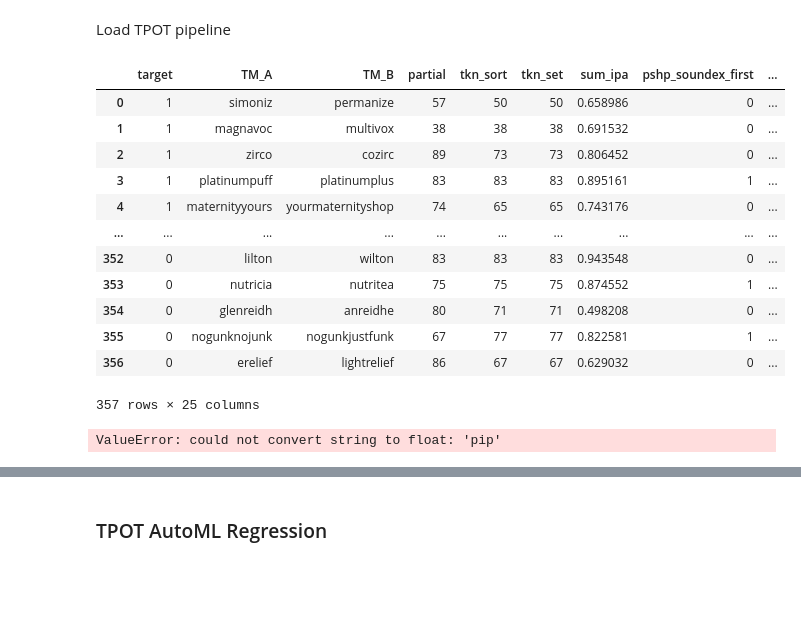
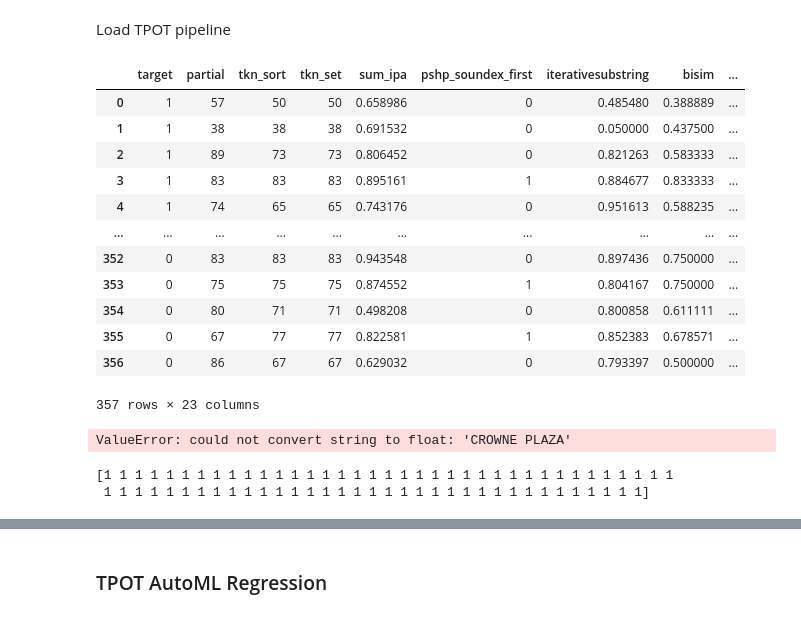
Before and after one commit to nguyens7/InfringeMark, a Jupyter notebook: 02_Modeling.ipynb, the cells around one changed output, grey strips where cells are left out. Saved outputs shown, nothing was run; the diff lists cells and outputs as text; code cells hidden in the pictures; blank space fills up the shorter version.

Commit message:
MVP TPOT model

```diff
--- a/02_Modeling.ipynb
+++ b/02_Modeling.ipynb
@@ -160,22 +160,22 @@ Export TPOT pipeline
 # %% [markdown]
 Load TPOT pipeline
 # %%
-df_TPOT = df.drop(columns = ['a','b'])
+df_TPOT = df.drop(columns = ['a','b','TM_A','TM_B'])
 df_TPOT
 # %% [output]
-|  | target | TM_A | TM_B | partial | tkn_sort | tkn_set | sum_ipa | pshp_soundex_first | ... |
-| 0 | 1 | simoniz | permanize | 57 | 50 | 50 | 0.658986 | 0 | ... |
-| 1 | 1 | magnavoc | multivox | 38 | 38 | 38 | 0.691532 | 0 | ... |
-| 2 | 1 | zirco | cozirc | 89 | 73 | 73 | 0.806452 | 0 | ... |
-| 3 | 1 | platinumpuff | platinumplus | 83 | 83 | 83 | 0.895161 | 1 | ... |
-| 4 | 1 | maternityyours | yourmaternityshop | 74 | 65 | 65 | 0.743176 | 0 | ... |
+|  | target | partial | tkn_sort | tkn_set | sum_ipa | pshp_soundex_first | iterativesubstring | bisim | ... |
+| 0 | 1 | 57 | 50 | 50 | 0.658986 | 0 | 0.485480 | 0.388889 | ... |
+| 1 | 1 | 38 | 38 | 38 | 0.691532 | 0 | 0.050000 | 0.437500 | ... |
+| 2 | 1 | 89 | 73 | 73 | 0.806452 | 0 | 0.821263 | 0.583333 | ... |
+| 3 | 1 | 83 | 83 | 83 | 0.895161 | 1 | 0.884677 | 0.833333 | ... |
+| 4 | 1 | 74 | 65 | 65 | 0.743176 | 0 | 0.951613 | 0.588235 | ... |
 | ... | ... | ... | ... | ... | ... | ... | ... | ... | ... |
-| 352 | 0 | lilton | wilton | 83 | 83 | 83 | 0.943548 | 0 | ... |
-| 353 | 0 | nutricia | nutritea | 75 | 75 | 75 | 0.874552 | 1 | ... |
-| 354 | 0 | glenreidh | anreidhe | 80 | 71 | 71 | 0.498208 | 0 | ... |
-| 355 | 0 | nogunknojunk | nogunkjustfunk | 67 | 77 | 77 | 0.822581 | 1 | ... |
-| 356 | 0 | erelief | lightrelief | 86 | 67 | 67 | 0.629032 | 0 | ... |
+| 352 | 0 | 83 | 83 | 83 | 0.943548 | 0 | 0.897436 | 0.750000 | ... |
+| 353 | 0 | 75 | 75 | 75 | 0.874552 | 1 | 0.804167 | 0.750000 | ... |
+| 354 | 0 | 80 | 71 | 71 | 0.498208 | 0 | 0.800858 | 0.611111 | ... |
+| 355 | 0 | 67 | 77 | 77 | 0.822581 | 1 | 0.852383 | 0.678571 | ... |
+| 356 | 0 | 86 | 67 | 67 | 0.629032 | 0 | 0.793397 | 0.500000 | ... |
-357 rows × 25 columns
+357 rows × 23 columns
 # %%
 import numpy as np
 import pandas as pd
@@ -187,7 +187,7 @@ from sklearn.preprocessing import FunctionTransformer
 from copy import copy
 # %%
 # NOTE: Make sure that the outcome column is labeled 'target' in the data file
-tpot_data = df_TPOT
+tpot_data = df
 features = tpot_data.drop('target', axis=1)
 training_features, testing_features, training_target, testing_target = \
             train_test_split(features, tpot_data['target'], random_state=None)
@@ -198,10 +198,12 @@ exported_pipeline = make_pipeline(
         FunctionTransformer(copy),
         FunctionTransformer(copy)
     ),
-    GradientBoostingClassifier(learning_rate=0.01, max_depth=3, max_features=0.5, min_samples_leaf=10, min_samples_split=3, n_estimators=100, subsample=0.9500000000000001)
+    GradientBoostingClassifier(learning_rate=0.01, max_depth=3, max_features=0.5,
+                               min_samples_leaf=10, min_samples_split=3,
+                               n_estimators=100, subsample=0.9500000000000001)
 )
 
 exported_pipeline.fit(training_features, training_target)
 results = exported_pipeline.predict(testing_features)
 # %% [output]
-ValueError: could not convert string to float: 'pip'
+ValueError: could not convert string to float: 'CROWNE PLAZA'
@@ -209,0 +210,18 @@ def base_model_1(X_train, X_test, y_train, y_test, export = False) :
+# %%
+# NOTE: Make sure that the outcome column is labeled 'target' in the data file
+# X_train, X_test, y_train, y_test = train_test_split(X, y, test_size=0.20, random_state=42)
+# Average CV score on the training set was: 0.8945711361541637
+exported_pipeline = make_pipeline(
+
+
+    GradientBoostingClassifier(learning_rate=0.01, max_depth=3, max_features=0.5, min_samples_leaf=10,
+                               min_samples_split=3, n_estimators=100, subsample=0.9500000000000001)
+)
+
+exported_pipeline.fit(X_train.drop(['a', 'b', 'TM_A', 'TM_B'],1), y_train)
+results = exported_pipeline.predict(X_test.drop(['a', 'b', 'TM_A', 'TM_B'], 1))
+
+print(results)
+# %% [output]
+[1 1 1 1 1 1 1 1 1 1 1 1 1 1 1 1 1 1 1 1 1 1 1 1 1 1 1 1 1 1 1 1 1 1 1 1 1
+ 1 1 1 1 1 1 1 1 1 1 1 1 1 1 1 1 1 1 1 1 1 1 1 1 1 1 1 1 1 1 1 1 1 1 1]
```
Also changed, not shown: parts of 4 cells of this notebook.
